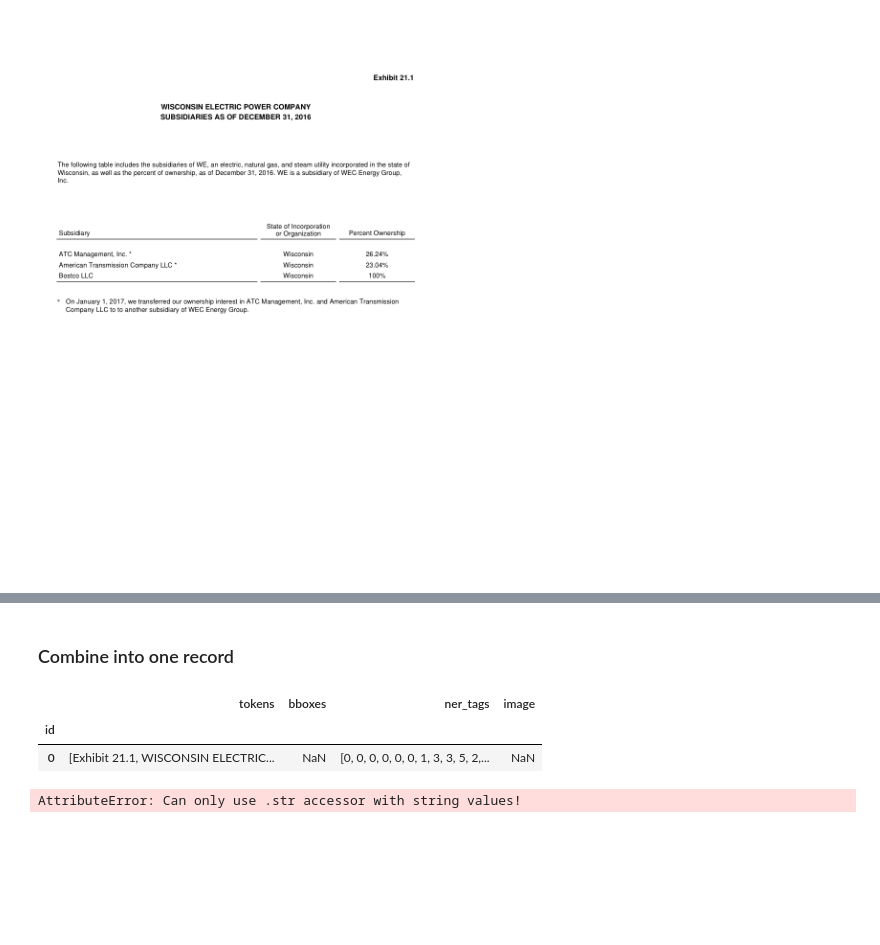
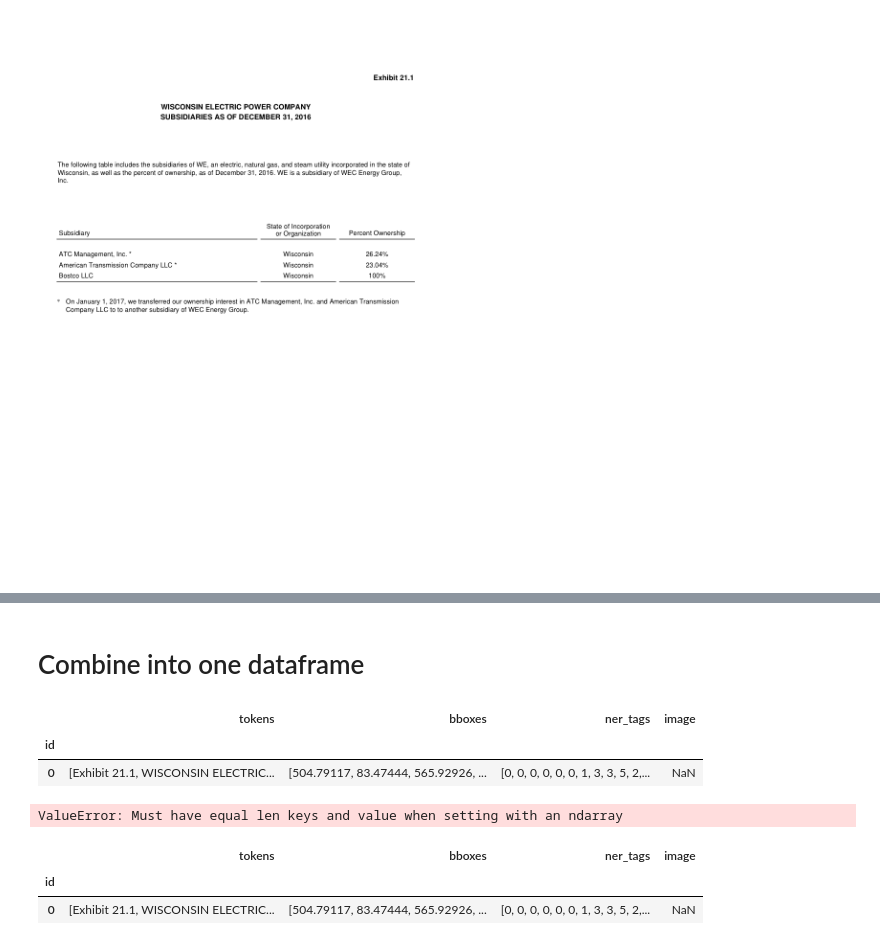
Before and after one commit to catalyst-cooperative/mozilla-sec-eia, a Jupyter notebook: notebooks/05-kl-training-data-creation.ipynb, the cells around one changed output, grey strips where cells are left out. Cells and saved outputs as stored; diff of their text form; code cells hidden in the pictures; blank space fills up the shorter version.

```diff
--- a/notebooks/05-kl-training-data-creation.ipynb
+++ b/notebooks/05-kl-training-data-creation.ipynb
@@ -451,0 +579,5 @@ display_img_array(display_img, figsize=(10, 10))
+# %%
+txt = extracted['pdf_text']
+img_info = extracted['image']
+pg_meta = extracted['page']
+txt.shape, img_info.shape, pg_meta.shape
@@ -451,0 +586,2 @@ display_img_array(display_img, figsize=(10, 10))
+# %%
+txt.loc[:, label_col] = 0
@@ -451,0 +621,12 @@ display_img_array(display_img, figsize=(10, 10))
+# %%
+label_to_indices = {
+    1: [2],
+    2: [4, 6, 8, 10, 12],
+    3: [3],
+    4: [5, 7, 9, 11, 13],
+    5: [],
+    6: [6, 8]
+}
+# %%
+for label, indices in label_to_indices.items():
+    txt.loc[indices, label_col] = label
@@ -452,5 +656,5 @@ display_img_array(display_img, figsize=(10, 10))
 # %% [markdown]
-### Combine into one record
+# Combine into one dataframe
 # %%
 # for now make image a filename
 output_df = pd.DataFrame(columns=["tokens", "bboxes", "ner_tags", "image"])
@@ -462,8 +666,8 @@ txt.loc[:, "id"] = doc_id
 output_df["tokens"] = txt.groupby("id")["text"].apply(list)
 output_df["ner_tags"] = txt.groupby("id")["ner_tag"].apply(list)
 # %%
-output_df
+output_df.loc[[0]]
 # %% [output]
 |  | tokens | bboxes | ner_tags | image |
 | id |  |  |  |  |
-| 0 | [Exhibit 21.1, WISCONSIN ELECTRIC... | NaN | [0, 0, 0, 0, 0, 0, 1, 3, 3, 5, 2,... | NaN |
+| 0 | [Exhibit 21.1, WISCONSIN ELECTRIC... | [504.79117, 83.47444, 565.92926, ... | [0, 0, 0, 0, 0, 0, 1, 3, 3, 5, 2,... | NaN |
@@ -470,5 +681,9 @@ output_df
+# %%
+# this isn't so nice, what does the model want as input?
+for i, arr in matrices.items():
+    output_df.loc[i, "bboxes"] = arr
+# %% [output]
+ValueError: Must have equal len keys and value when setting with an ndarray
 # %%
 # format bboxes to have x1, y1, x2, y2
-txt.top_left_x_pdf.str + ", " + txt.top_left_y_pdf.str
+txt["bboxes"] = txt[["top_left_x_pdf", "top_left_y_pdf", "bottom_right_x_pdf", "bottom_right_y_pdf"]].astype(str).agg(', '.join, axis=1)
-# %% [output]
-AttributeError: Can only use .str accessor with string values!
@@ -474,0 +692,6 @@ AttributeError: Can only use .str accessor with string values!
+# %%
+output_df
+# %% [output]
+|  | tokens | bboxes | ner_tags | image |
+| id |  |  |  |  |
+| 0 | [Exhibit 21.1, WISCONSIN ELECTRIC... | [504.79117, 83.47444, 565.92926, ... | [0, 0, 0, 0, 0, 0, 1, 3, 3, 5, 2,... | NaN |
```
Also changed, not shown: parts of 34 cells of this notebook, 1 other file.
